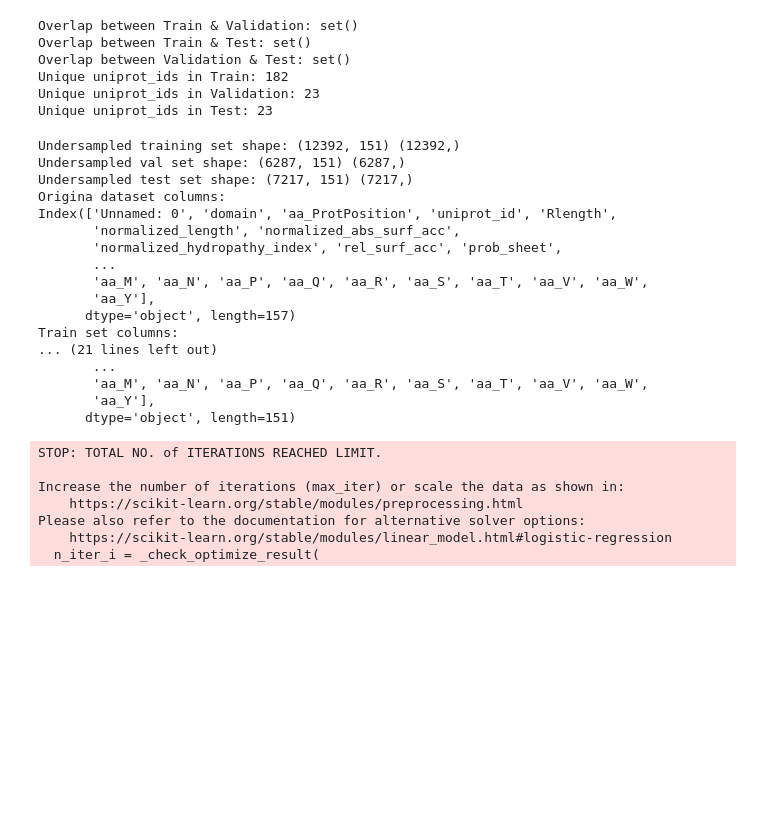
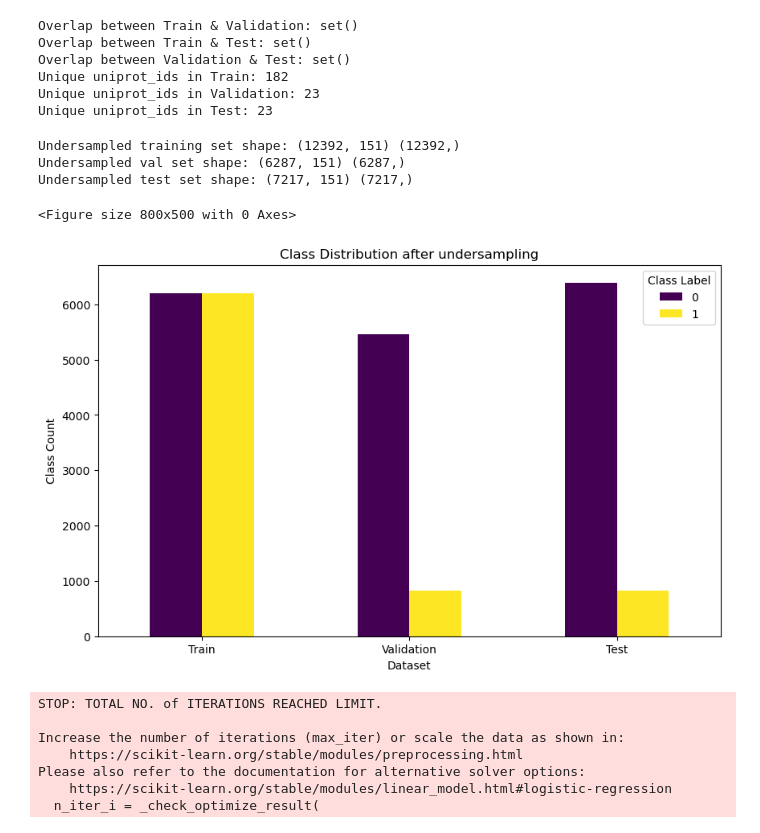
Before and after one commit to youpze/ScML, a Jupyter notebook: results/Extra_analysis.ipynb, the cells around one changed output. Saved outputs shown, nothing was run; the diff lists cells and outputs as text; code cells hidden in the pictures; blank space fills up the shorter version.

```diff
--- a/results/Extra_analysis.ipynb
+++ b/results/Extra_analysis.ipynb
@@ -188,36 +188,35 @@ X_train, y_train = rus_50.fit_resample(X_train, y_train)
 print("Undersampled training set shape:", X_train.shape, y_train.shape)
 print("Undersampled val set shape:", X_val.shape, y_val.shape)
 print("Undersampled test set shape:", X_test.shape, y_test.shape)
-
-print("Origina dataset columns:")
-print(df.columns)
-
-print("Train set columns:")
-print(X_train.columns)
-
-print("\nValidation set columns:")
-print(X_val.columns)
-
-print("\nTest set columns:")
-print(X_test.columns)
 # %% [output]
 Undersampled training set shape: (12392, 151) (12392,)
 Undersampled val set shape: (6287, 151) (6287,)
 Undersampled test set shape: (7217, 151) (7217,)
-Origina dataset columns:
-Index(['Unnamed: 0', 'domain', 'aa_ProtPosition', 'uniprot_id', 'Rlength',
-       'normalized_length', 'normalized_abs_surf_acc',
-       'normalized_hydropathy_index', 'rel_surf_acc', 'prob_sheet',
-       ...
-       'aa_M', 'aa_N', 'aa_P', 'aa_Q', 'aa_R', 'aa_S', 'aa_T', 'aa_V', 'aa_W',
-       'aa_Y'],
-      dtype='object', length=157)
-Train set columns:
-... (21 lines left out)
-       ...
-       'aa_M', 'aa_N', 'aa_P', 'aa_Q', 'aa_R', 'aa_S', 'aa_T', 'aa_V', 'aa_W',
-       'aa_Y'],
-      dtype='object', length=151)
+# %%
+# Count occurrences of each class in train, val, and test sets
+train_counts = y_train.value_counts().sort_index()
+val_counts = y_val.value_counts().sort_index()
+test_counts = y_test.value_counts().sort_index()
+
+# Create a DataFrame for visualization
+class_distribution = pd.DataFrame({
+    "Train": train_counts,
+    "Validation": val_counts,
+    "Test": test_counts
+}).T  # Transpose for better plotting
+
+# Plot the class distribution
+plt.figure(figsize=(8, 5))
+class_distribution.plot(kind="bar", figsize=(10, 6), colormap="viridis")
+plt.xlabel("Dataset")
+plt.ylabel("Class Count")
+plt.title("Class Distribution after undersampling")
+plt.xticks(rotation=0)
+plt.legend(title="Class Label")
+plt.show()
+# %% [output]
+<Figure size 800x500 with 0 Axes>
+[figure, added]
 # %%
 ################################################## scale data
 scaler = StandardScaler()
```
Also changed, not shown: parts of 12 cells of this notebook.
